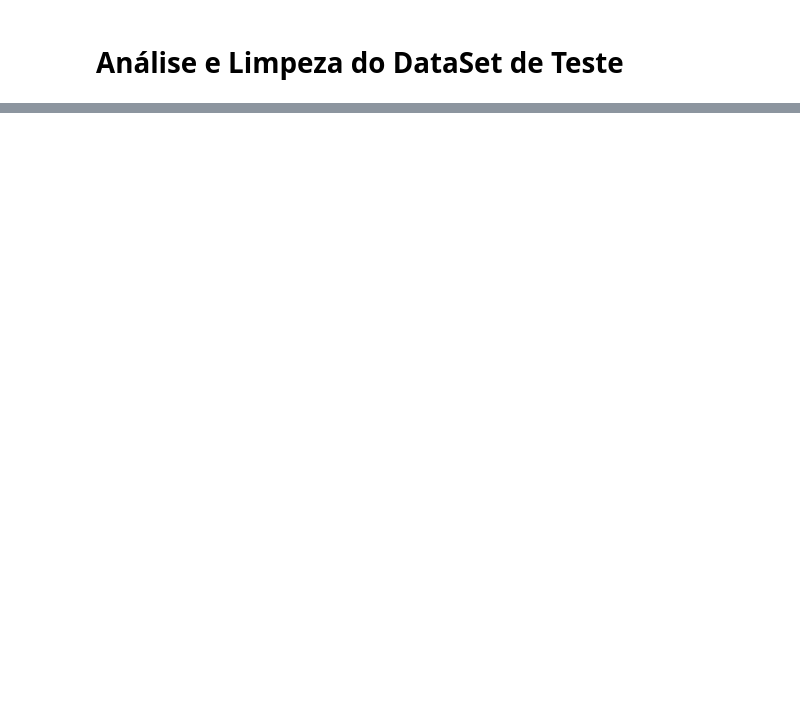
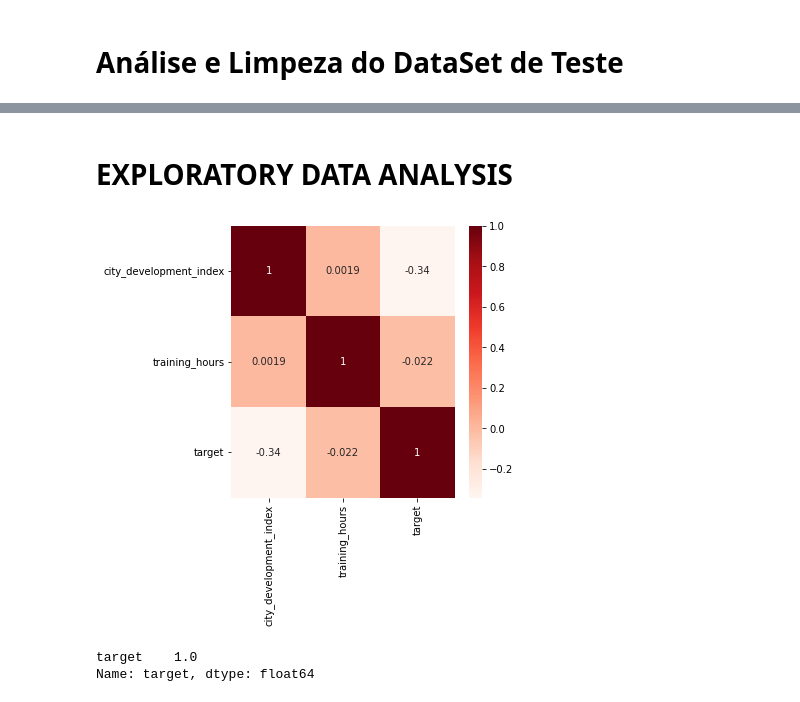
Before and after one commit to kauafillipe/Projeto-2---Turing-Academy, a Jupyter notebook: code.ipynb, the cells around one changed output, grey strips where cells are left out. Saved outputs shown, nothing was run; the diff lists cells and outputs as text; code cells hidden in the pictures; blank space fills up the shorter version.

Commit message:
Adiciona análise e limpeza dos dados e alguns modelos

```diff
--- a/code.ipynb
+++ b/code.ipynb
@@ -302,0 +451,2 @@ memory usage: 164.6+ KB
+# %%
+train.education_level.fillna(train.education_level.value_counts().index[0], inplace = True) #substitui os dados faltantes pela moda
@@ -302,0 +498,5 @@ memory usage: 164.6+ KB
+# %%
+#substitui os dados faltantes em major_discipline, conforme as restrições checadas acima, pelo valor único 'No Major'
+train.loc[(train['major_discipline'].isna()) & (train['enrolled_university'] == 'no_enrollment'), 'major_discipline'] = 'No Major'
+train.loc[(train['major_discipline'].isna()) & (train['education_level'] == 'High School'), 'major_discipline'] = 'No Major'
+train.loc[(train['major_discipline'].isna()) & (train['education_level'] == 'Primary School'), 'major_discipline'] = 'No Major'
@@ -302,0 +540,3 @@ memory usage: 164.6+ KB
+# %%
+#substitui os dados faltantes pela moda
+train.major_discipline.fillna(train.major_discipline.value_counts().index[0], inplace = True)
@@ -302,0 +557,2 @@ memory usage: 164.6+ KB
+# %%
+train.experience.fillna(train.experience.value_counts().index[0], inplace = True) #substitui os dados faltantes pela moda
@@ -302,0 +588,19 @@ memory usage: 164.6+ KB
+# %% [markdown]
+# EXPLORATORY DATA ANALYSIS
+# %%
+#Using Pearson Correlation
+plt.figure(figsize=(5,5))
+cor = train.corr()
+sns.heatmap(cor, annot=True, cmap=plt.cm.Reds)
+plt.show()
+# %% [output]
+[figure, added]
+# %%
+#Correlation with output variable
+cor_target = abs(cor["target"])
+#Selecting highly correlated features
+relevant_features = cor_target[cor_target>0.5]
+relevant_features
+# %% [output]
+target    1.0
+Name: target, dtype: float64
```
Also changed, not shown: parts of 207 cells of this notebook.
